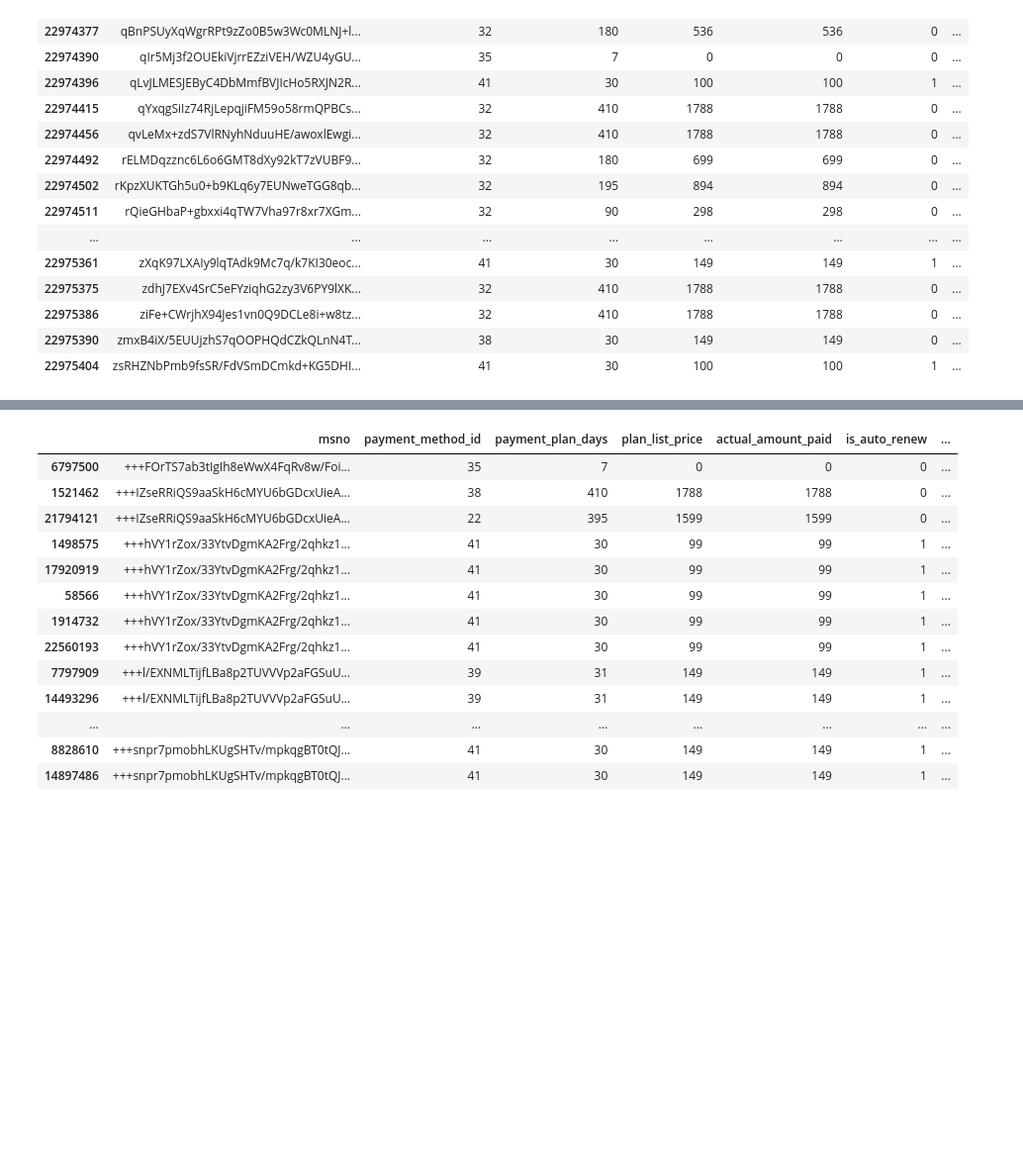
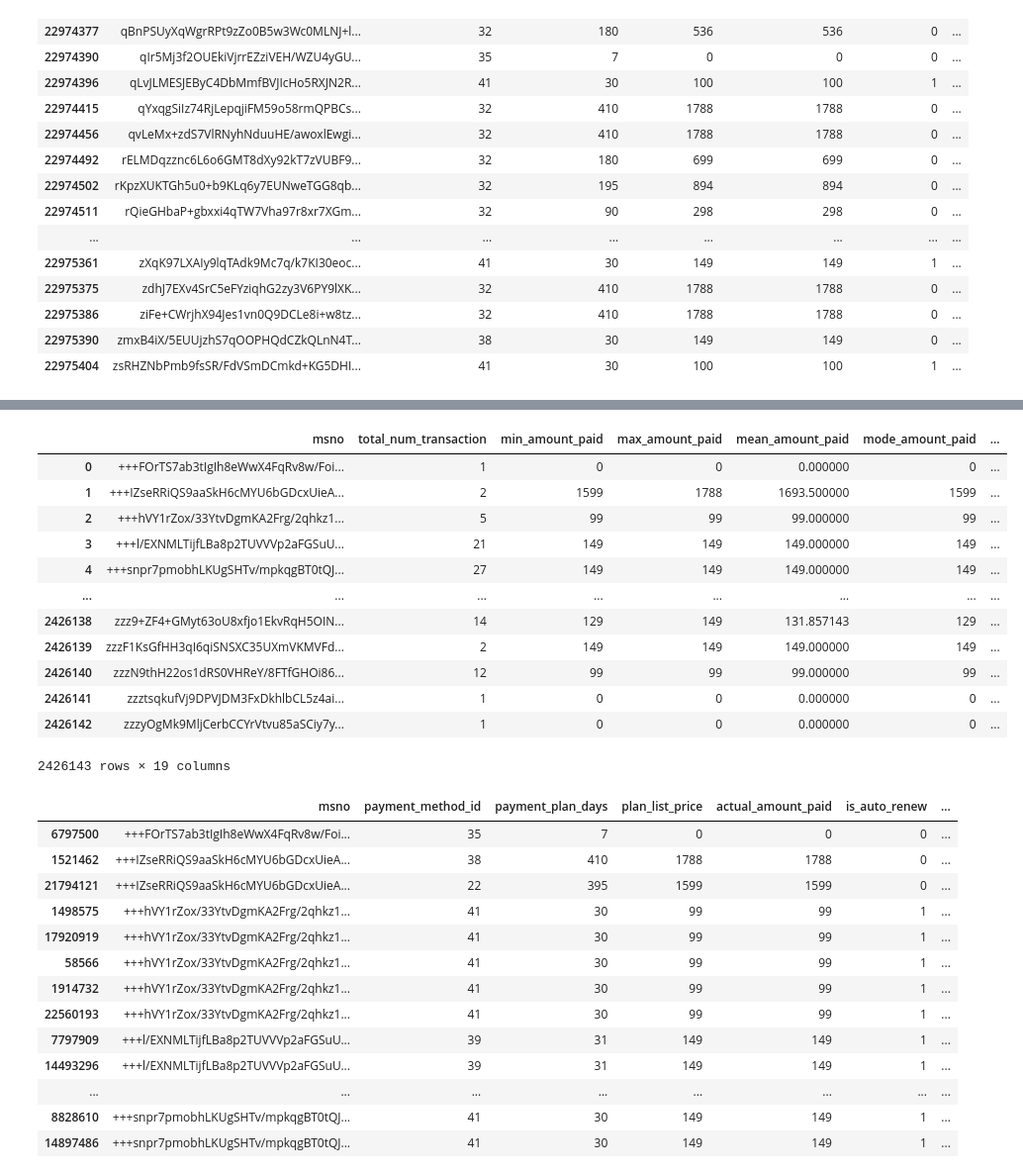
Before and after one commit to webermat/PrivateProjects, a Jupyter notebook: kkbox_churn/ML_KKBox.ipynb, the cells around one changed output, grey strips where cells are left out. Shown at 99% size. Drawn from its saved outputs; the diff is of its cells as text; code cells hidden in the pictures; blank space fills up the shorter version.

```diff
--- a/kkbox_churn/ML_KKBox.ipynb
+++ b/kkbox_churn/ML_KKBox.ipynb
@@ -357,0 +381,36 @@ TypeError: Must provide 'func' or tuples of '(column, aggfunc).
+# %%
+df_tra_agg_per_user=df_delta_tra.groupby(["msno"]).agg(
+    total_num_transaction=('transaction_date','count'),
+    min_amount_paid=('actual_amount_paid','min'),
+    max_amount_paid=('actual_amount_paid','max'),
+    mean_amount_paid=('actual_amount_paid','mean'),
+    mode_amount_paid=('actual_amount_paid',lambda x: pd.Series.mode(x)[0]),
+    total_amount_paid=('actual_amount_paid','sum'),
+    total_plan_list_price=('plan_list_price','sum'),
+    mean_plan_list_price=('plan_list_price','mean'),
+    mode_plan_list_price=('plan_list_price',lambda x: pd.Series.mode(x)[0]),
+    num_payment_methods=('payment_method_id','nunique'),
+    mode_payment_method_id=('payment_method_id',lambda x: pd.Series.mode(x)[0]),
+    min_payment_plan_days=('payment_plan_days','min'),
+    max_payment_plan_days=('payment_plan_days','max'),
+    mean_payment_plan_days=('payment_plan_days','mean'),
+    mode_payment_plan_days=('payment_plan_days',lambda x: pd.Series.mode(x)[0]),
+    num_payment_plans=('payment_plan_days','nunique'),
+    total_auto_renew=('is_auto_renew','sum'),
+    total_is_cancel=('is_cancel','sum')
+    ).reset_index()
+df_tra_agg_per_user
+# %% [output]
+|  | msno | total_num_transaction | min_amount_paid | max_amount_paid | mean_amount_paid | mode_amount_paid | ... |
+| 0 | +++FOrTS7ab3tIgIh8eWwX4FqRv8w/Foi... | 1 | 0 | 0 | 0.000000 | 0 | ... |
+| 1 | +++IZseRRiQS9aaSkH6cMYU6bGDcxUieA... | 2 | 1599 | 1788 | 1693.500000 | 1599 | ... |
+| 2 | +++hVY1rZox/33YtvDgmKA2Frg/2qhkz1... | 5 | 99 | 99 | 99.000000 | 99 | ... |
+| 3 | +++l/EXNMLTijfLBa8p2TUVVVp2aFGSuU... | 21 | 149 | 149 | 149.000000 | 149 | ... |
+| 4 | +++snpr7pmobhLKUgSHTv/mpkqgBT0tQJ... | 27 | 149 | 149 | 149.000000 | 149 | ... |
+| ... | ... | ... | ... | ... | ... | ... | ... |
+| 2426138 | zzz9+ZF4+GMyt63oU8xfjo1EkvRqH5OIN... | 14 | 129 | 149 | 131.857143 | 129 | ... |
+| 2426139 | zzzF1KsGfHH3qI6qiSNSXC35UXmVKMVFd... | 2 | 149 | 149 | 149.000000 | 149 | ... |
+| 2426140 | zzzN9thH22os1dRS0VHReY/8FTfGHOi86... | 12 | 99 | 99 | 99.000000 | 99 | ... |
+| 2426141 | zzztsqkufVj9DPVJDM3FxDkhlbCL5z4ai... | 1 | 0 | 0 | 0.000000 | 0 | ... |
+| 2426142 | zzzyOgMk9MljCerbCCYrVtvu85aSCiy7y... | 1 | 0 | 0 | 0.000000 | 0 | ... |
+2426143 rows × 19 columns
```
Also changed, not shown: parts of 20 cells of this notebook.
